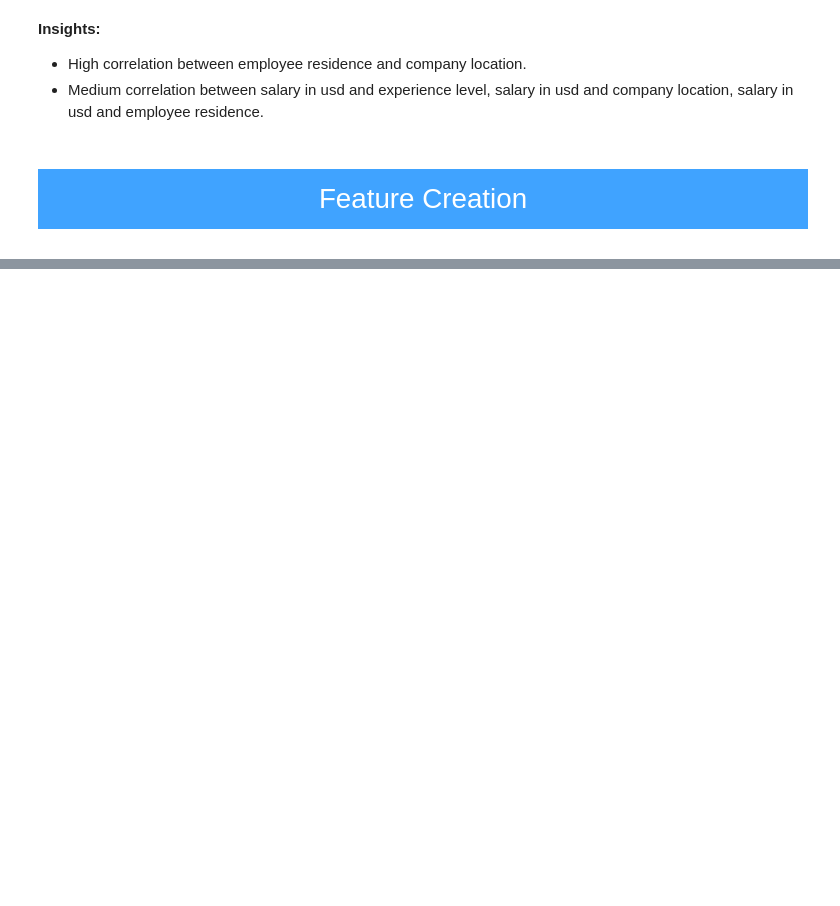
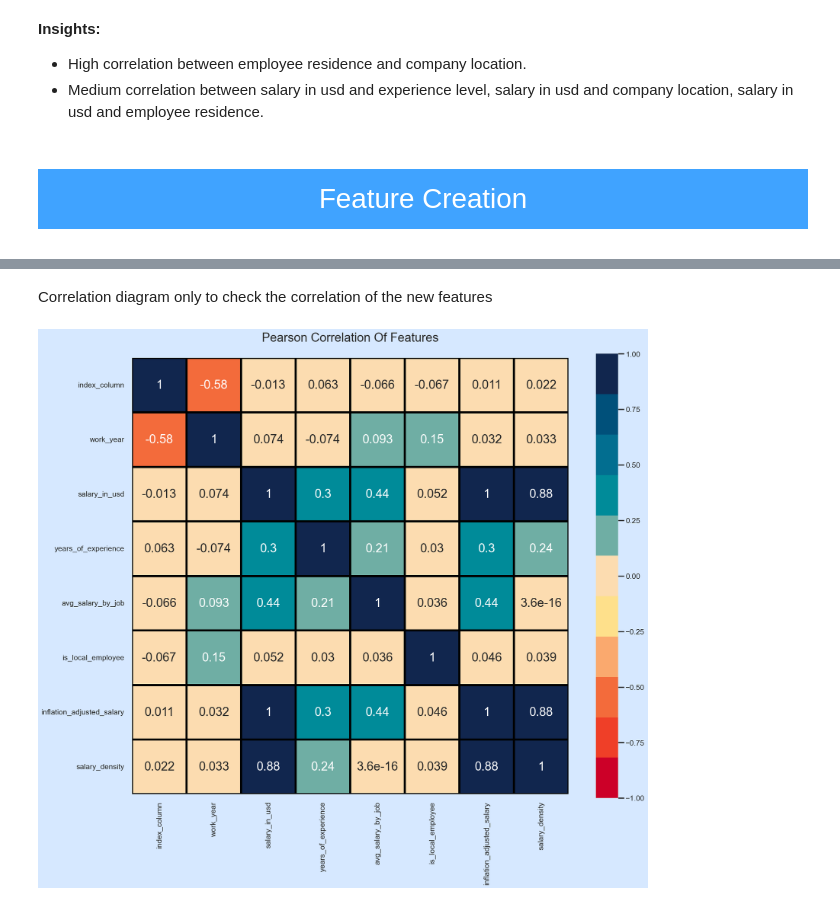
Before and after one commit to MatiasBorrellH/DS_Salary_Prediction, a Jupyter notebook: ds_salary_eda.ipynb, the cells around one changed output, grey strips where cells are left out. Cells and saved outputs as stored; diff of their text form; code cells hidden in the pictures; blank space fills up the shorter version.

```diff
--- a/ds_salary_eda.ipynb
+++ b/ds_salary_eda.ipynb
@@ -727,0 +775,3 @@ plt.show()
+# %%
+data2 = add_avg_salary_by_job(data2)
+print(data2.head())
@@ -727,0 +801,3 @@ plt.show()
+# %%
+data2 = add_local_employee_feature(data2)
+print(data2.head())
@@ -727,0 +827,3 @@ plt.show()
+# %%
+data2['inflation_adjusted_salary'] = data2.apply(adjust_salary, axis=1)
+print(data2.head())
@@ -727,0 +850,3 @@ plt.show()
+# %%
+data2 = add_salary_density(data2)
+print(data2.head())
@@ -727,0 +871,18 @@ plt.show()
+# %% [markdown]
+Correlation diagram only to check the correlation of the new features
+# %%
+plt.subplots(figsize =(20, 20))
+
+# Filtrar solo columnas numéricas
+numeric_columns = data2.select_dtypes(include=[np.number])
+
+# Calcular la matriz de correlación
+correlation_matrix = numeric_columns.corr()
+
+sns.heatmap(correlation_matrix, cmap = palette_cmap, square=True, cbar_kws=dict(shrink =.82),
+        annot=True, vmin=-1, vmax=1, linewidths=4,linecolor='black',annot_kws=dict(fontsize =25))
+plt.title("Pearson Correlation Of Features\n", fontsize=25)
+plt.xticks(rotation=90)
+plt.show()
+# %% [output]
+[figure, added]
```
Also changed, not shown: parts of 19 cells of this notebook, 4 other files.
